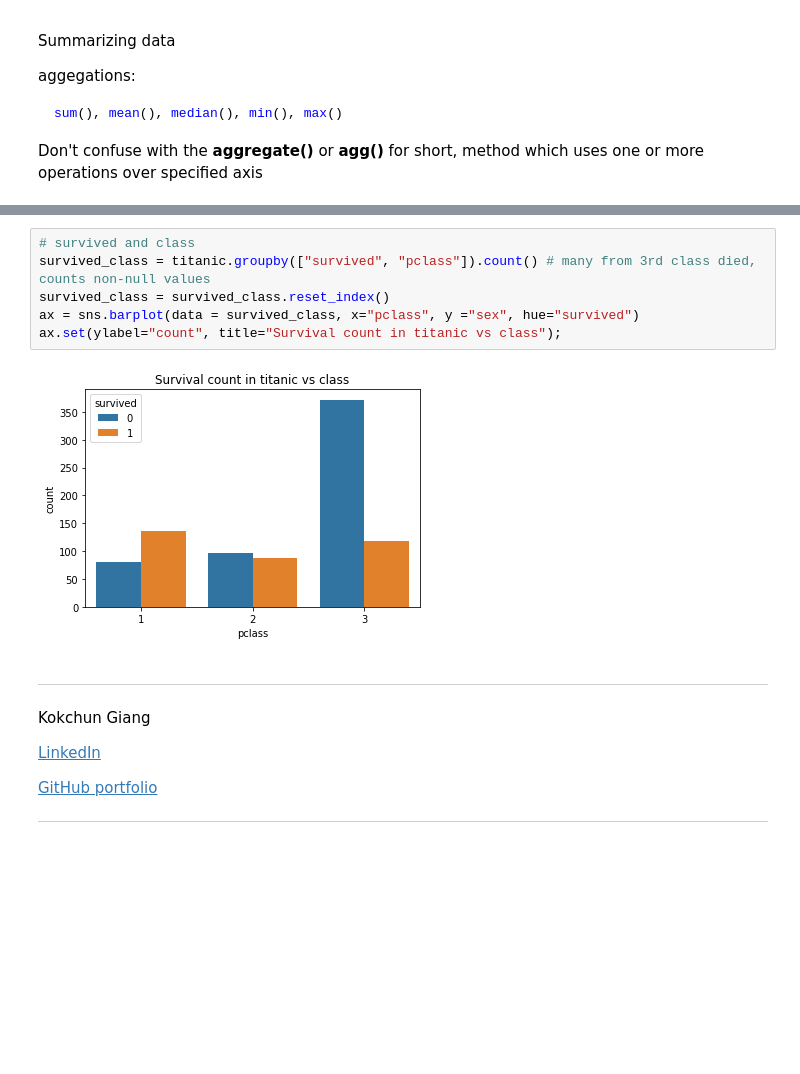
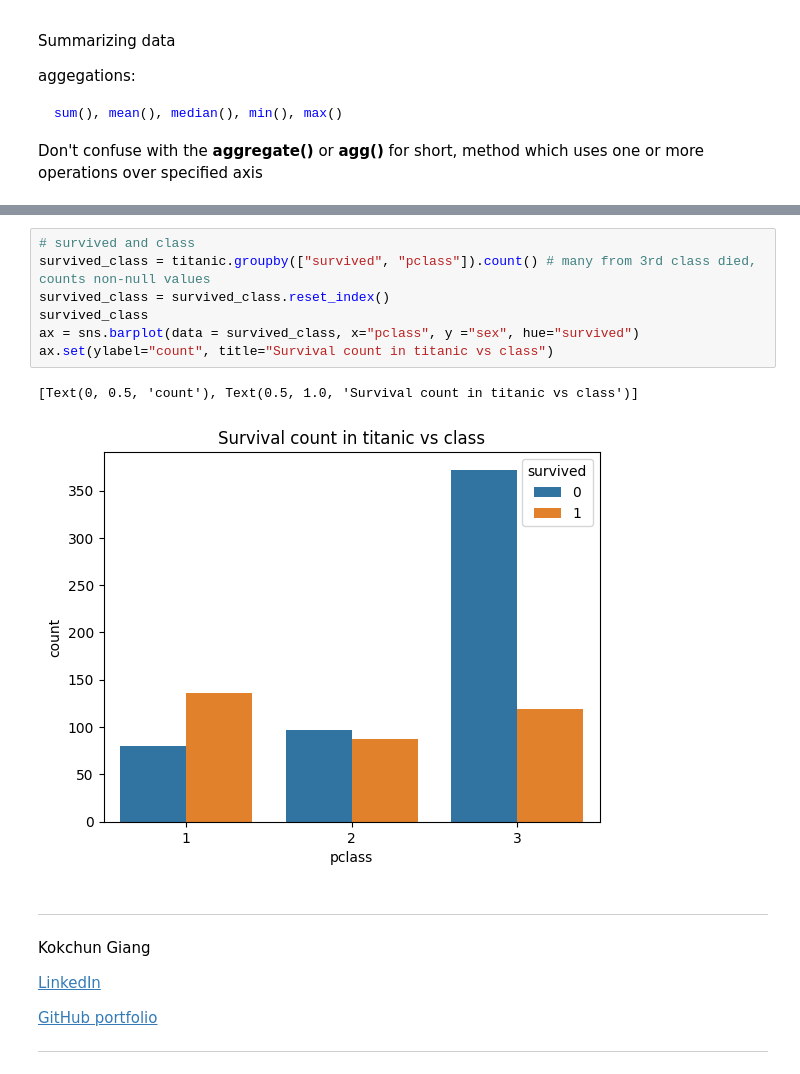
Before and after one commit to AptiDz/data-behandling-APTI-DZHAMURZAEV, a Jupyter notebook: Lectures/L1-missing-aggregation.ipynb, the cells around one changed output, grey strips where cells are left out. Cells and saved outputs as stored; diff of their text form; blank space fills up the shorter version.

```diff
--- a/Lectures/L1-missing-aggregation.ipynb
+++ b/Lectures/L1-missing-aggregation.ipynb
@@ -244,11 +262,13 @@ titanic.agg(["count","mean","median","min","max"])
 # %%
 # survived and class
 survived_class = titanic.groupby(["survived", "pclass"]).count() # many from 3rd class died, counts non-null values
 survived_class = survived_class.reset_index()
+survived_class
 ax = sns.barplot(data = survived_class, x="pclass", y ="sex", hue="survived")
-ax.set(ylabel="count", title="Survival count in titanic vs class");
+ax.set(ylabel="count", title="Survival count in titanic vs class")
 # %% [output]
+[Text(0, 0.5, 'count'), Text(0.5, 1.0, 'Survival count in titanic vs class')]
-[figure, old version]
+[figure, new version]
 # %% [markdown]
 ---
 
```
Also changed, not shown: parts of 9 cells of this notebook.
